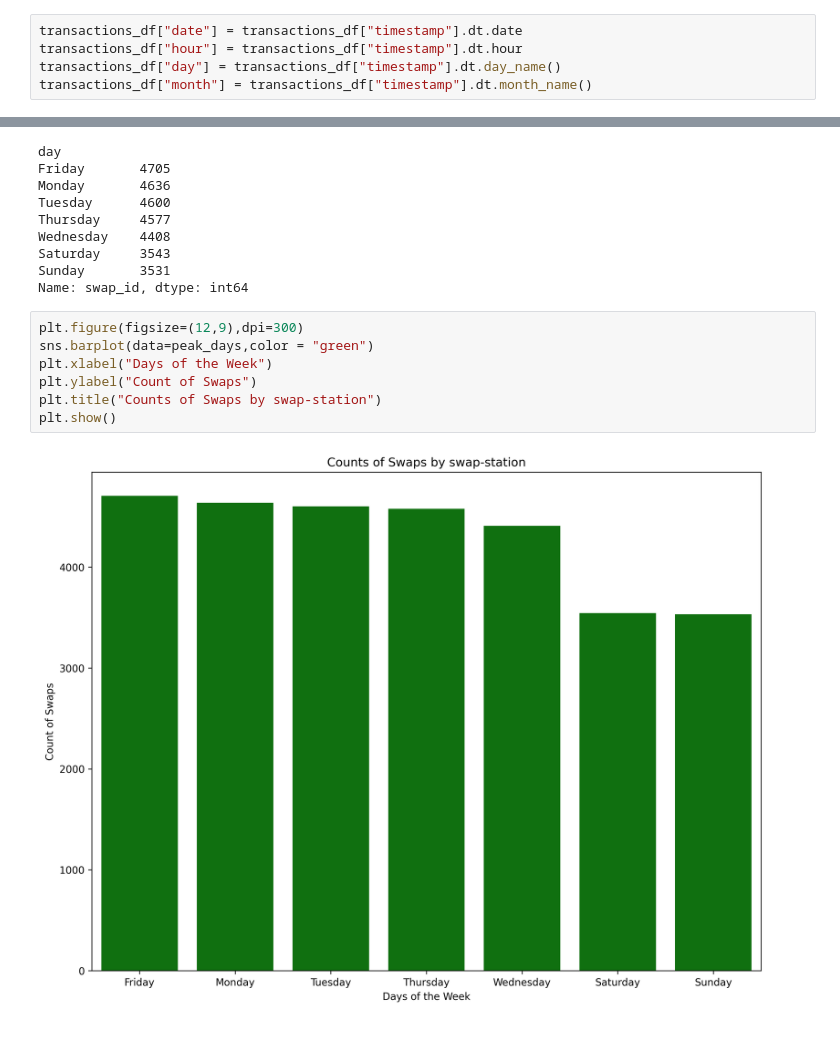
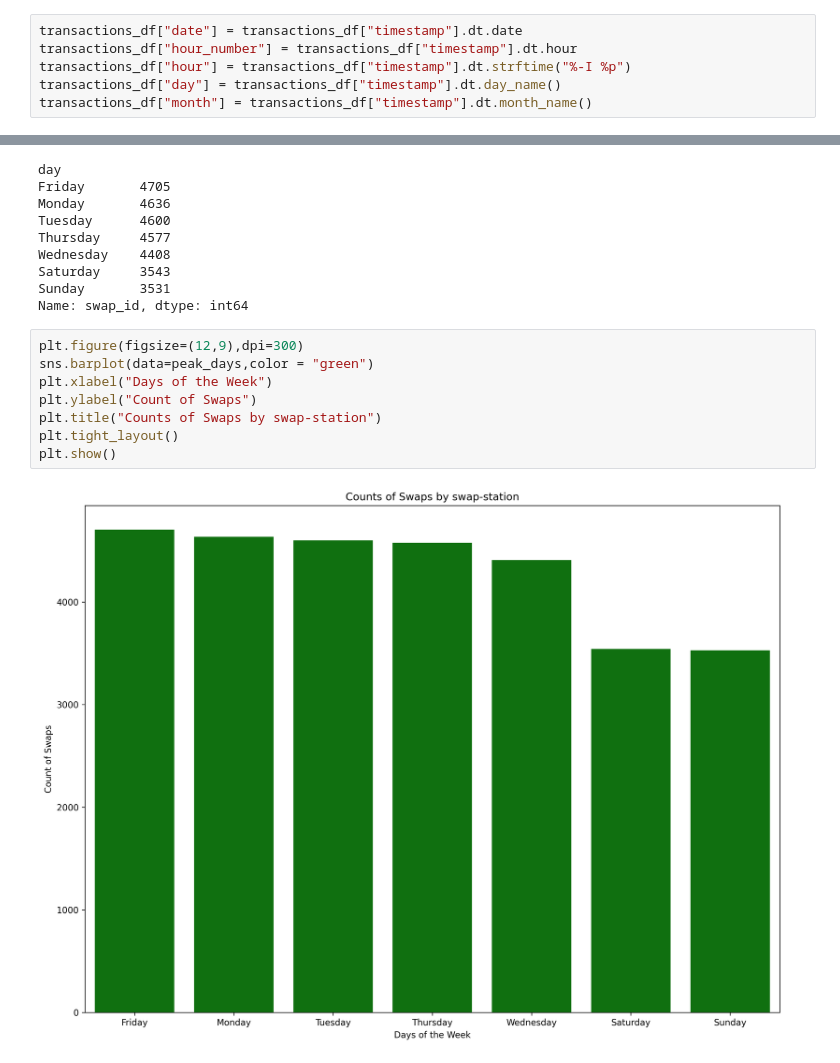
Before and after one commit to manafosman-dev/ev_swap_network_bi, a Jupyter notebook: notebooks/analytics.ipynb, the cells around one changed output, grey strips where cells are left out. Drawn from its saved outputs; the diff is of its cells as text.

Commit message:
charting and calculating KPI for peak

```diff
--- a/notebooks/analytics.ipynb
+++ b/notebooks/analytics.ipynb
@@ -101,6 +101,7 @@ Name: count, dtype: int64
 transactions_df["timestamp"] = pd.to_datetime(transactions_df["timestamp"])
 # %%
 transactions_df["date"] = transactions_df["timestamp"].dt.date
-transactions_df["hour"] = transactions_df["timestamp"].dt.hour
+transactions_df["hour_number"] = transactions_df["timestamp"].dt.hour
+transactions_df["hour"] = transactions_df["timestamp"].dt.strftime("%-I %p")
 transactions_df["day"] = transactions_df["timestamp"].dt.day_name()
 transactions_df["month"] = transactions_df["timestamp"].dt.month_name()
@@ -274,9 +288,10 @@ Name: swap_id, dtype: int64
 # %%
 plt.figure(figsize=(12,9),dpi=300)
 sns.barplot(data=peak_days,color = "green")
 plt.xlabel("Days of the Week")
 plt.ylabel("Count of Swaps")
 plt.title("Counts of Swaps by swap-station")
+plt.tight_layout()
 plt.show()
 # %% [output]
-[figure, old version]
+[figure, new version]
```
Also changed, not shown: parts of 10 cells of this notebook.
